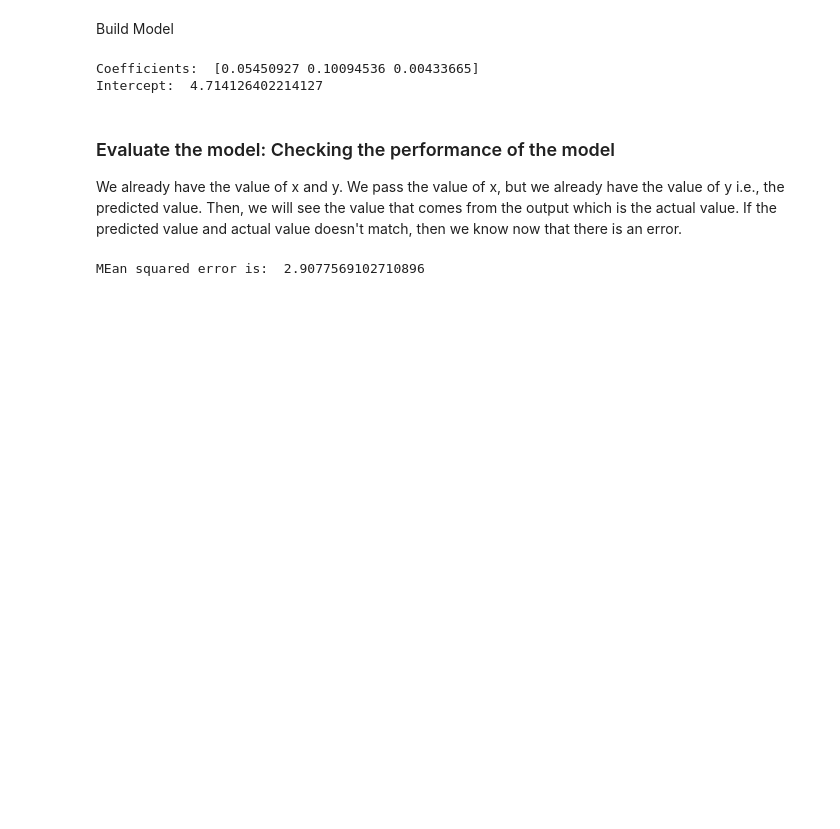
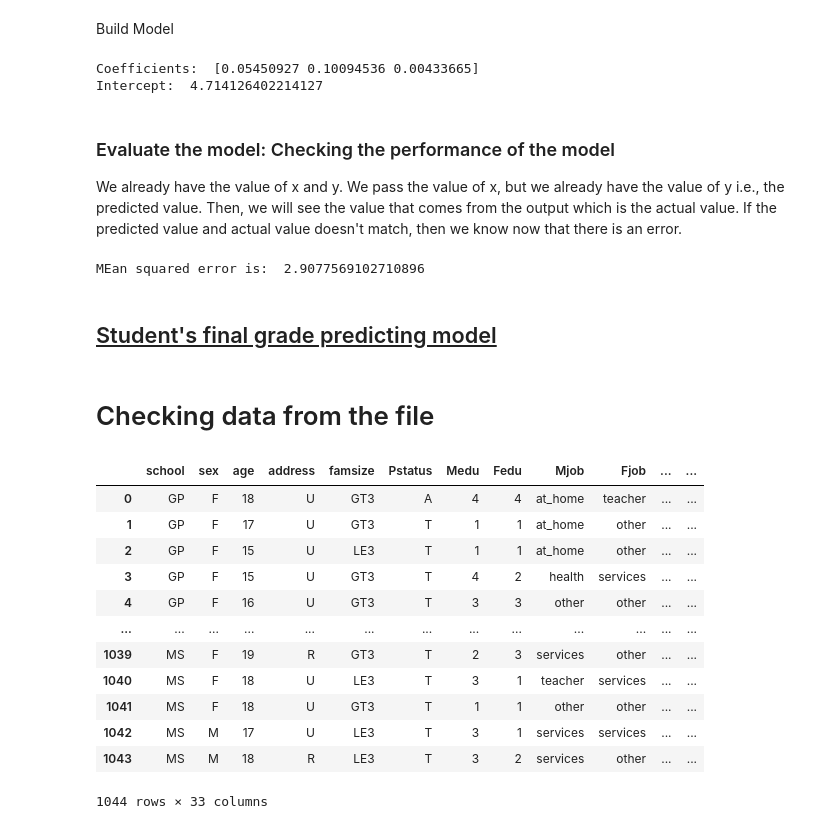
Before and after one commit to UjjwalKarkeyy/Python_Programming, a Jupyter notebook: Week-5_python.ipynb, the cells around one changed output. Drawn from its saved outputs; the diff is of its cells as text; code cells hidden in the pictures; blank space fills up the shorter version.

```diff
--- a/Week-5_python.ipynb
+++ b/Week-5_python.ipynb
@@ -662,3 +675,38 @@ mse = mean_squared_error(y_test, y_pred)
 print("MEan squared error is: ", mse)
 # %% [output]
 MEan squared error is:  2.9077569102710896
+# %% [markdown]
+## <u>Student's final grade predicting model</u>
+# %% [markdown]
+# Checking data from the file
+# %%
+import pandas as pd
+
+math_data = pd.read_csv('./student_data/student/student-mat.csv', delimiter=';')
+por_data = pd.read_csv('./student_data/student/student-por.csv', delimiter=';')
+
+# print(math_data.tail())
+# print(por_data.tail())
+
+combined_data = pd.concat([math_data,por_data], ignore_index=True)
+combined_data
+
+# Checking if there are students whose age is 22. Answer: yes.
+
+# for i in combined_data['age']:
+#     if(i == 22):
+#         print("yes")
+# %% [output]
+|  | school | sex | age | address | famsize | Pstatus | Medu | Fedu | Mjob | Fjob | ... | ... |
+| 0 | GP | F | 18 | U | GT3 | A | 4 | 4 | at_home | teacher | ... | ... |
+| 1 | GP | F | 17 | U | GT3 | T | 1 | 1 | at_home | other | ... | ... |
+| 2 | GP | F | 15 | U | LE3 | T | 1 | 1 | at_home | other | ... | ... |
+| 3 | GP | F | 15 | U | GT3 | T | 4 | 2 | health | services | ... | ... |
+| 4 | GP | F | 16 | U | GT3 | T | 3 | 3 | other | other | ... | ... |
+| ... | ... | ... | ... | ... | ... | ... | ... | ... | ... | ... | ... | ... |
+| 1039 | MS | F | 19 | R | GT3 | T | 2 | 3 | services | other | ... | ... |
+| 1040 | MS | F | 18 | U | LE3 | T | 3 | 1 | teacher | services | ... | ... |
+| 1041 | MS | F | 18 | U | GT3 | T | 1 | 1 | other | other | ... | ... |
+| 1042 | MS | M | 17 | U | LE3 | T | 3 | 1 | services | services | ... | ... |
+| 1043 | MS | M | 18 | R | LE3 | T | 3 | 2 | services | other | ... | ... |
+1044 rows × 33 columns
```
Also changed, not shown: parts of 20 cells of this notebook, 15 other files.
